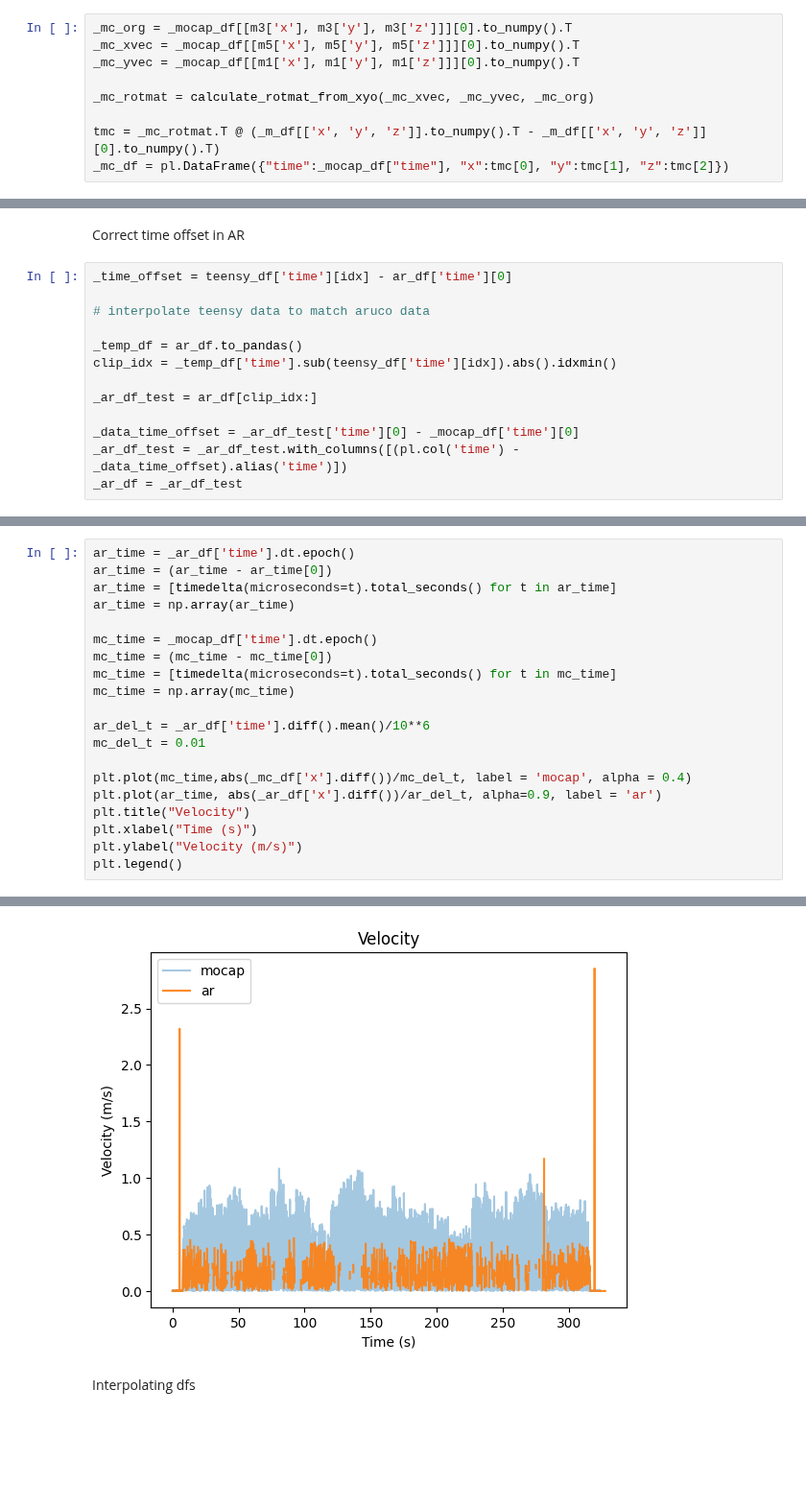
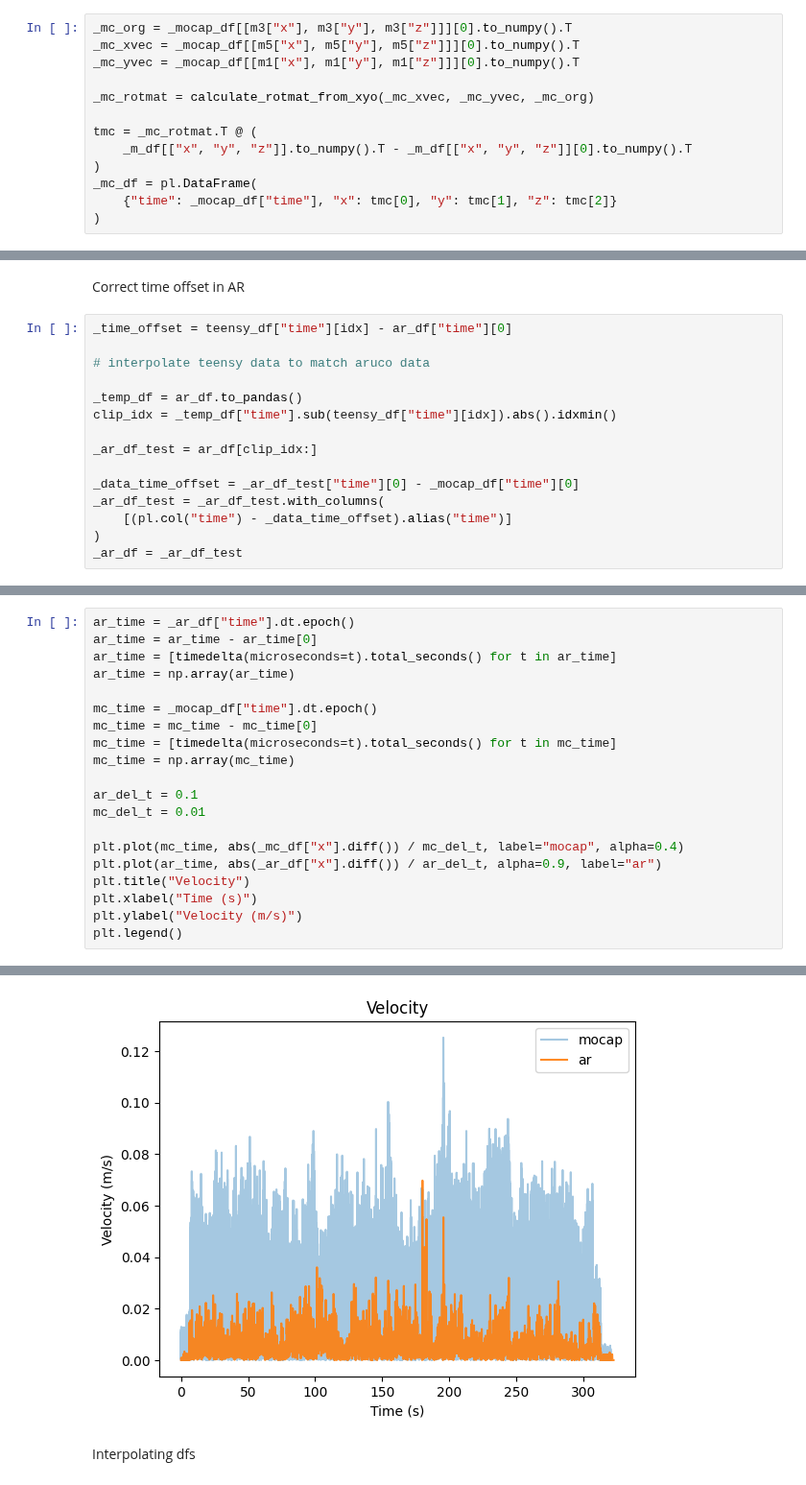
Before and after one commit to SujithChristopher/armbo, a Jupyter notebook: speed_bins/analysis_speedbins.ipynb, the cells around one changed output, grey strips where cells are left out. Shown at 96% size. Cells and saved outputs as stored; diff of their text form; blank space fills up the shorter version.

```diff
--- a/speed_bins/analysis_speedbins.ipynb
+++ b/speed_bins/analysis_speedbins.ipynb
@@ -245,12 +309,16 @@ _m_df = pl.DataFrame({"time":_mocap_df["time"], "x":cumulative[0], "y":cumulativ
 # %% [markdown]
 MoCap transformation
 # %%
-_mc_org = _mocap_df[[m3['x'], m3['y'], m3['z']]][0].to_numpy().T
-_mc_xvec = _mocap_df[[m5['x'], m5['y'], m5['z']]][0].to_numpy().T
-_mc_yvec = _mocap_df[[m1['x'], m1['y'], m1['z']]][0].to_numpy().T
+_mc_org = _mocap_df[[m3["x"], m3["y"], m3["z"]]][0].to_numpy().T
+_mc_xvec = _mocap_df[[m5["x"], m5["y"], m5["z"]]][0].to_numpy().T
+_mc_yvec = _mocap_df[[m1["x"], m1["y"], m1["z"]]][0].to_numpy().T
 
 _mc_rotmat = calculate_rotmat_from_xyo(_mc_xvec, _mc_yvec, _mc_org)
 
-tmc = _mc_rotmat.T @ (_m_df[['x', 'y', 'z']].to_numpy().T - _m_df[['x', 'y', 'z']][0].to_numpy().T)
-_mc_df = pl.DataFrame({"time":_mocap_df["time"], "x":tmc[0], "y":tmc[1], "z":tmc[2]})
+tmc = _mc_rotmat.T @ (
+    _m_df[["x", "y", "z"]].to_numpy().T - _m_df[["x", "y", "z"]][0].to_numpy().T
+)
+_mc_df = pl.DataFrame(
+    {"time": _mocap_df["time"], "x": tmc[0], "y": tmc[1], "z": tmc[2]}
+)
 # %%
@@ -275,16 +344,18 @@ shape: (5, 2)
 # %% [markdown]
 Correct time offset in AR
 # %%
-_time_offset = teensy_df['time'][idx] - ar_df['time'][0]
+_time_offset = teensy_df["time"][idx] - ar_df["time"][0]
 
 # interpolate teensy data to match aruco data
 
 _temp_df = ar_df.to_pandas()
-clip_idx = _temp_df['time'].sub(teensy_df['time'][idx]).abs().idxmin()
+clip_idx = _temp_df["time"].sub(teensy_df["time"][idx]).abs().idxmin()
 
 _ar_df_test = ar_df[clip_idx:]
 
-_data_time_offset = _ar_df_test['time'][0] - _mocap_df['time'][0]
-_ar_df_test = _ar_df_test.with_columns([(pl.col('time') - _data_time_offset).alias('time')])
+_data_time_offset = _ar_df_test["time"][0] - _mocap_df["time"][0]
+_ar_df_test = _ar_df_test.with_columns(
+    [(pl.col("time") - _data_time_offset).alias("time")]
+)
 _ar_df = _ar_df_test
 # %%
@@ -297,26 +372,26 @@ plt.legend()
 # %%
-ar_time = _ar_df['time'].dt.epoch()
-ar_time = (ar_time - ar_time[0])
+ar_time = _ar_df["time"].dt.epoch()
+ar_time = ar_time - ar_time[0]
 ar_time = [timedelta(microseconds=t).total_seconds() for t in ar_time]
 ar_time = np.array(ar_time)
 
-mc_time = _mocap_df['time'].dt.epoch()
-mc_time = (mc_time - mc_time[0])
+mc_time = _mocap_df["time"].dt.epoch()
+mc_time = mc_time - mc_time[0]
 mc_time = [timedelta(microseconds=t).total_seconds() for t in mc_time]
 mc_time = np.array(mc_time)
 
-ar_del_t = _ar_df['time'].diff().mean()/10**6
+ar_del_t = 0.1
 mc_del_t = 0.01
 
-plt.plot(mc_time,abs(_mc_df['x'].diff())/mc_del_t, label = 'mocap', alpha = 0.4)
-plt.plot(ar_time, abs(_ar_df['x'].diff())/ar_del_t, alpha=0.9, label = 'ar')
+plt.plot(mc_time, abs(_mc_df["x"].diff()) / mc_del_t, label="mocap", alpha=0.4)
+plt.plot(ar_time, abs(_ar_df["x"].diff()) / ar_del_t, alpha=0.9, label="ar")
 plt.title("Velocity")
 plt.xlabel("Time (s)")
 plt.ylabel("Velocity (m/s)")
 plt.legend()
 # %% [output]
 <matplotlib.legend.Legend at 0x...>
-[figure, old version]
+[figure, new version]
 # %% [markdown]
 Interpolating dfs
 # %%
```
Also changed, not shown: parts of 27 cells of this notebook, 53 other files.
